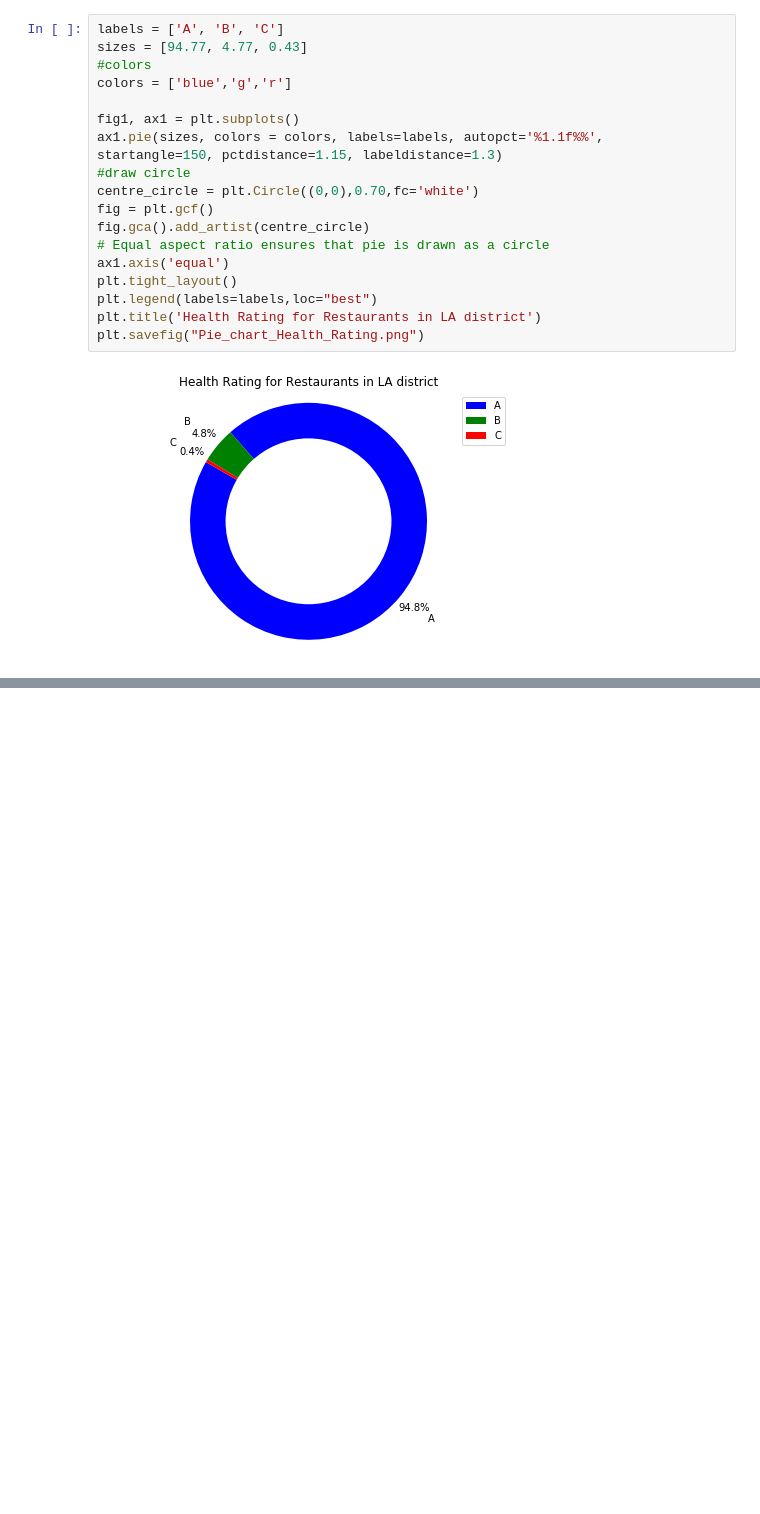
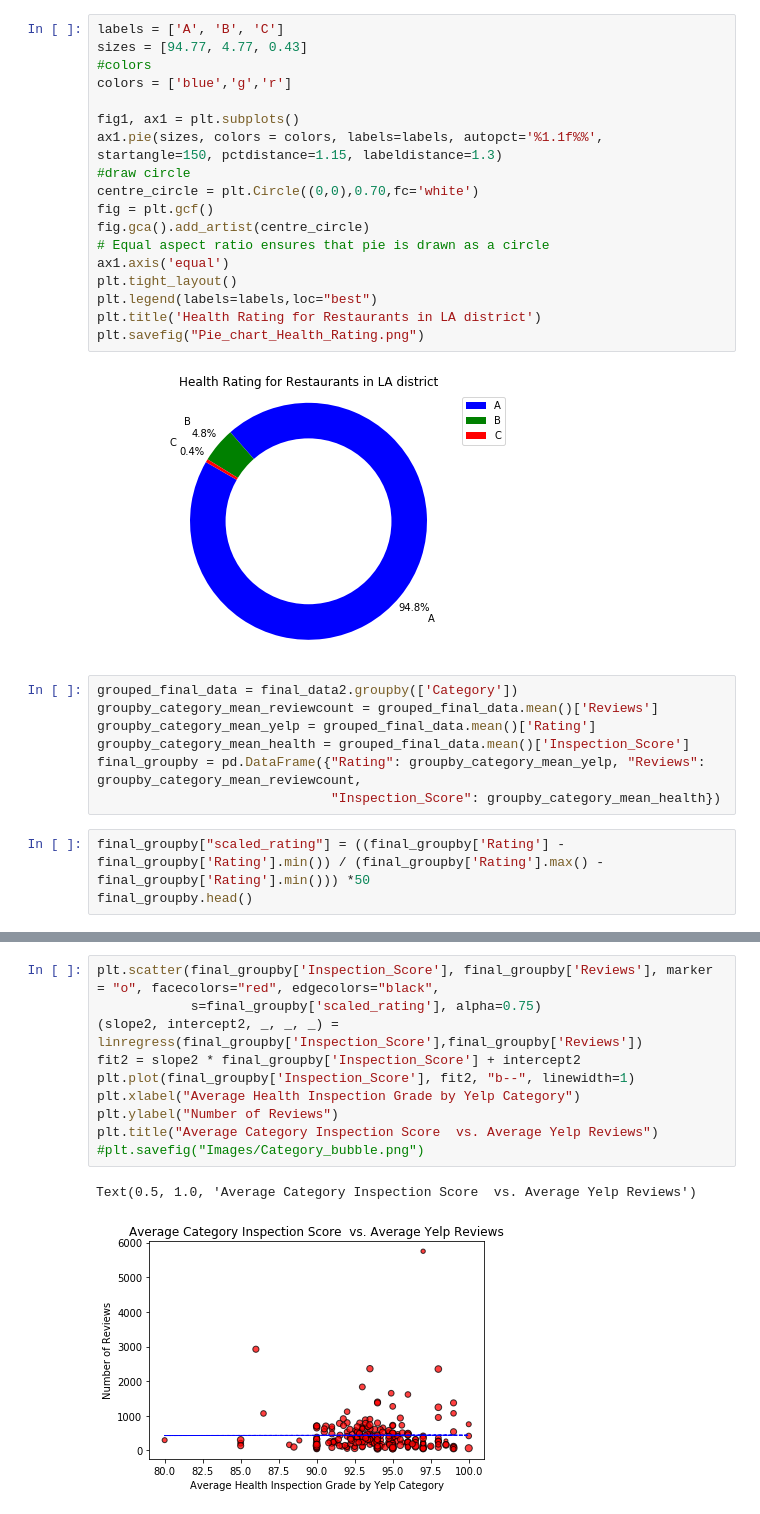
Before and after one commit to ryankchang/project1, a Jupyter notebook: workfile/Albert_Ryan_data.ipynb, the cells around one changed output, grey strips where cells are left out. Saved outputs shown, nothing was run; the diff lists cells and outputs as text; blank space fills up the shorter version.

```diff
--- a/workfile/Albert_Ryan_data.ipynb
+++ b/workfile/Albert_Ryan_data.ipynb
@@ -208,3 +211,13 @@ plt.title('Health Rating for Restaurants in LA district')
 plt.savefig("Pie_chart_Health_Rating.png")
 # %% [output]
 [figure]
+# %%
+grouped_final_data = final_data2.groupby(['Category'])
+groupby_category_mean_reviewcount = grouped_final_data.mean()['Reviews']
+groupby_category_mean_yelp = grouped_final_data.mean()['Rating']
+groupby_category_mean_health = grouped_final_data.mean()['Inspection_Score']
+final_groupby = pd.DataFrame({"Rating": groupby_category_mean_yelp, "Reviews": groupby_category_mean_reviewcount,
+                              "Inspection_Score": groupby_category_mean_health})
+# %%
+final_groupby["scaled_rating"] = ((final_groupby['Rating'] - final_groupby['Rating'].min()) / (final_groupby['Rating'].max() - final_groupby['Rating'].min())) *50
+final_groupby.head()
@@ -210,0 +232,13 @@ plt.savefig("Pie_chart_Health_Rating.png")
+# %%
+plt.scatter(final_groupby['Inspection_Score'], final_groupby['Reviews'], marker = "o", facecolors="red", edgecolors="black",
+            s=final_groupby['scaled_rating'], alpha=0.75)
+(slope2, intercept2, _, _, _) = linregress(final_groupby['Inspection_Score'],final_groupby['Reviews'])
+fit2 = slope2 * final_groupby['Inspection_Score'] + intercept2
+plt.plot(final_groupby['Inspection_Score'], fit2, "b--", linewidth=1)
+plt.xlabel("Average Health Inspection Grade by Yelp Category")
+plt.ylabel("Number of Reviews")
+plt.title("Average Category Inspection Score  vs. Average Yelp Reviews")
+#plt.savefig("Images/Category_bubble.png")
+# %% [output]
+Text(0.5, 1.0, 'Average Category Inspection Score  vs. Average Yelp Reviews')
+[figure, added]
```
Also changed, not shown: parts of 3 cells of this notebook, 2 other files.
